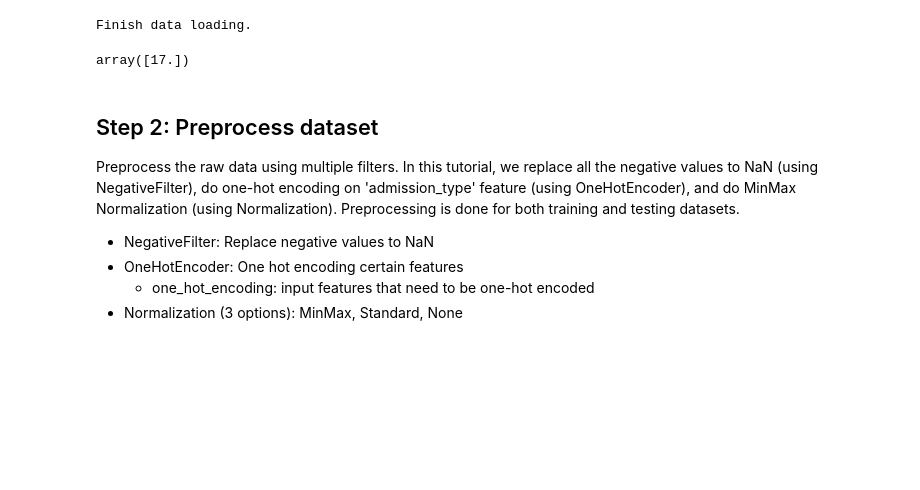
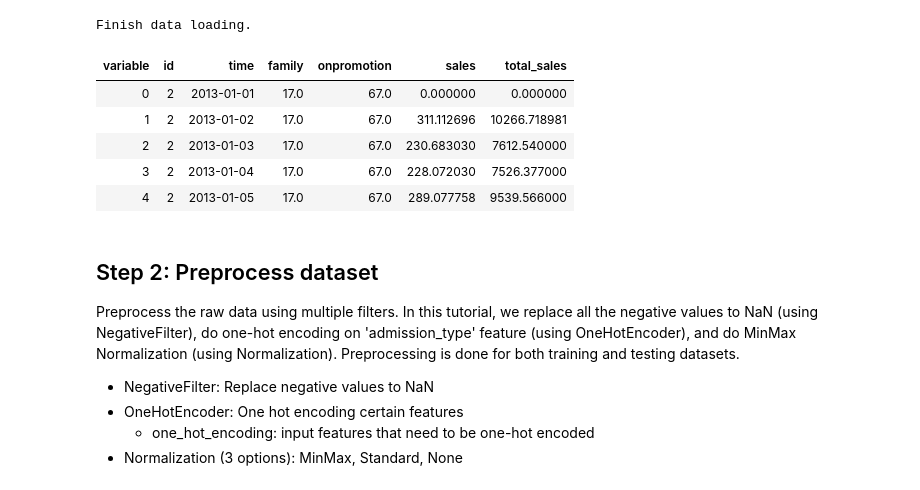
Before and after one commit to Aarhus-Psychiatry-Research/clairvoyance, a Jupyter notebook: tutorial/tutorial_prediction.ipynb, the cells around one changed output. Drawn from its saved outputs; the diff is of its cells as text; code cells hidden in the pictures; blank space fills up the shorter version.

```diff
--- a/tutorial/tutorial_prediction.ipynb
+++ b/tutorial/tutorial_prediction.ipynb
@@ -100,9 +100,14 @@ print("Finish data loading.")
 # %% [output]
 Finish data loading.
 # %%
-dataset_training.temporal_data.family.unique()
+dataset_training.temporal_data.head()
 # %% [output]
-array([17.])
+| variable | id | time | family | onpromotion | sales | total_sales |
+| 0 | 2 | 2013-01-01 | 17.0 | 67.0 | 0.000000 | 0.000000 |
+| 1 | 2 | 2013-01-02 | 17.0 | 67.0 | 311.112696 | 10266.718981 |
+| 2 | 2 | 2013-01-03 | 17.0 | 67.0 | 230.683030 | 7612.540000 |
+| 3 | 2 | 2013-01-04 | 17.0 | 67.0 | 228.072030 | 7526.377000 |
+| 4 | 2 | 2013-01-05 | 17.0 | 67.0 | 289.077758 | 9539.566000 |
 # %% [markdown]
 ## Step 2: Preprocess dataset
 
```
Also changed, not shown: parts of 8 cells of this notebook, 2 other files.
